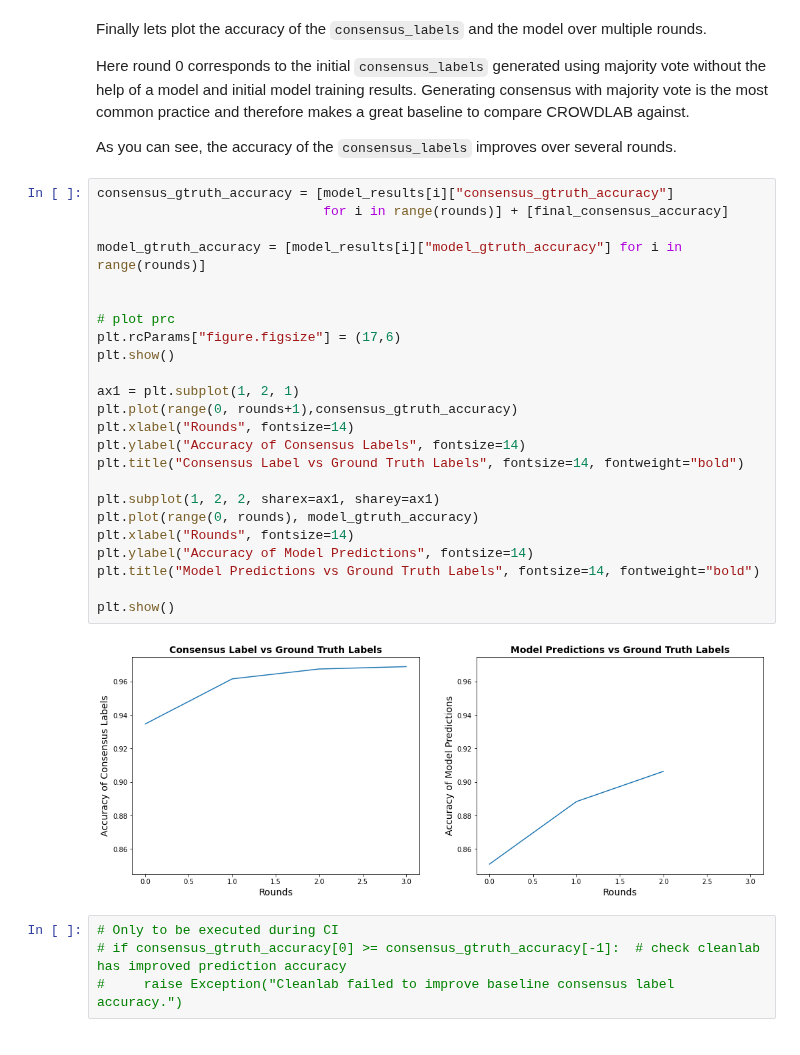
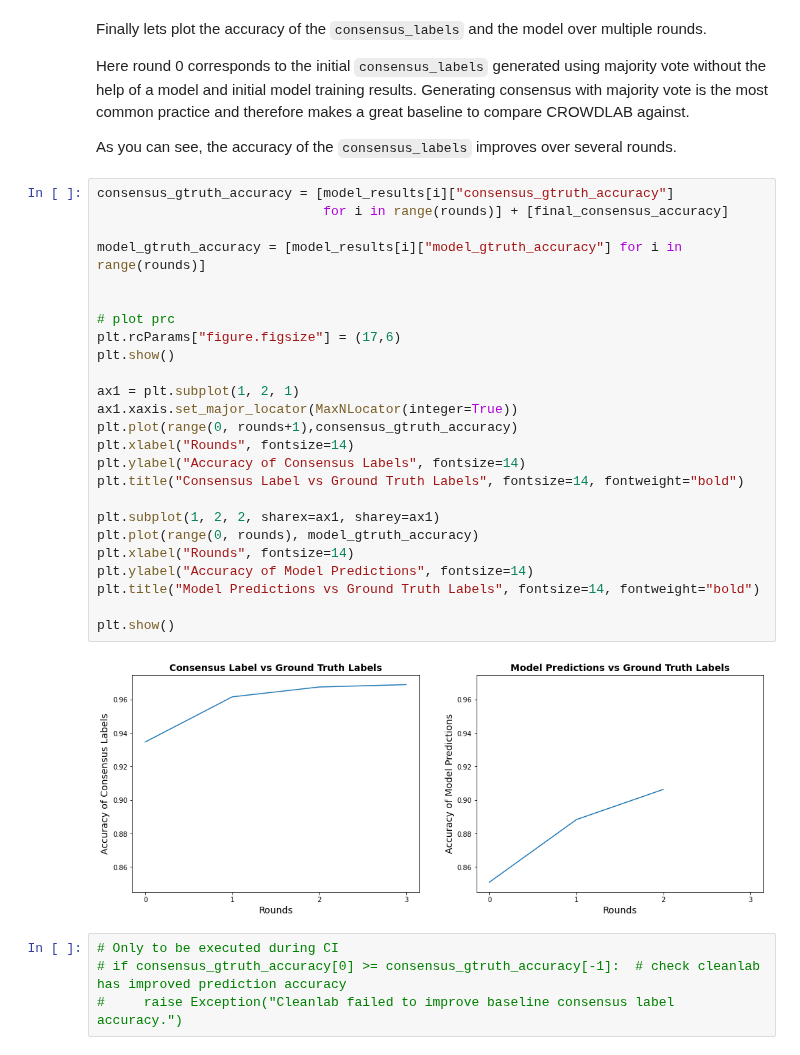
Before and after one commit to cleanlab/examples, a Jupyter notebook: cifar10-multiannotator/multiannotator_labels.ipynb, the cells around one changed output. Drawn from its saved outputs; the diff is of its cells as text.

```diff
--- a/cifar10-multiannotator/multiannotator_labels.ipynb
+++ b/cifar10-multiannotator/multiannotator_labels.ipynb
@@ -188,29 +189,30 @@ As you can see, the accuracy of the `consensus_labels` improves over several rou
 # %%
 consensus_gtruth_accuracy = [model_results[i]["consensus_gtruth_accuracy"]
                              for i in range(rounds)] + [final_consensus_accuracy]
 
 model_gtruth_accuracy = [model_results[i]["model_gtruth_accuracy"] for i in range(rounds)]
 
 
 # plot prc
 plt.rcParams["figure.figsize"] = (17,6)
 plt.show()
 
 ax1 = plt.subplot(1, 2, 1)
+ax1.xaxis.set_major_locator(MaxNLocator(integer=True))
 plt.plot(range(0, rounds+1),consensus_gtruth_accuracy)
 plt.xlabel("Rounds", fontsize=14)
 plt.ylabel("Accuracy of Consensus Labels", fontsize=14)
 plt.title("Consensus Label vs Ground Truth Labels", fontsize=14, fontweight="bold")
 
 plt.subplot(1, 2, 2, sharex=ax1, sharey=ax1)
 plt.plot(range(0, rounds), model_gtruth_accuracy)
 plt.xlabel("Rounds", fontsize=14)
 plt.ylabel("Accuracy of Model Predictions", fontsize=14)
 plt.title("Model Predictions vs Ground Truth Labels", fontsize=14, fontweight="bold")
 
 plt.show()
 # %% [output]
-[figure, old version]
+[figure, new version]
 # %%
 # Only to be executed during CI
 # if consensus_gtruth_accuracy[0] >= consensus_gtruth_accuracy[-1]:  # check cleanlab has improved prediction accuracy
```
Also changed, not shown: parts of 1 cell of this notebook.
